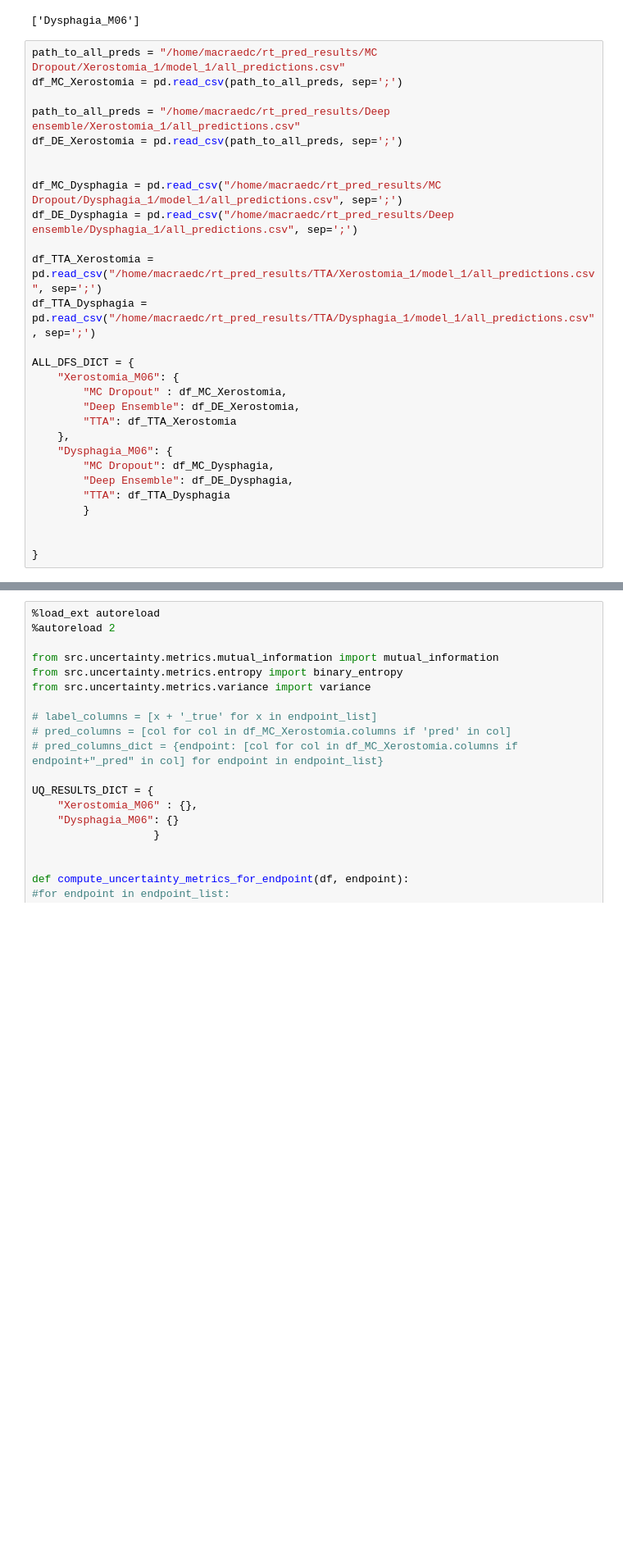
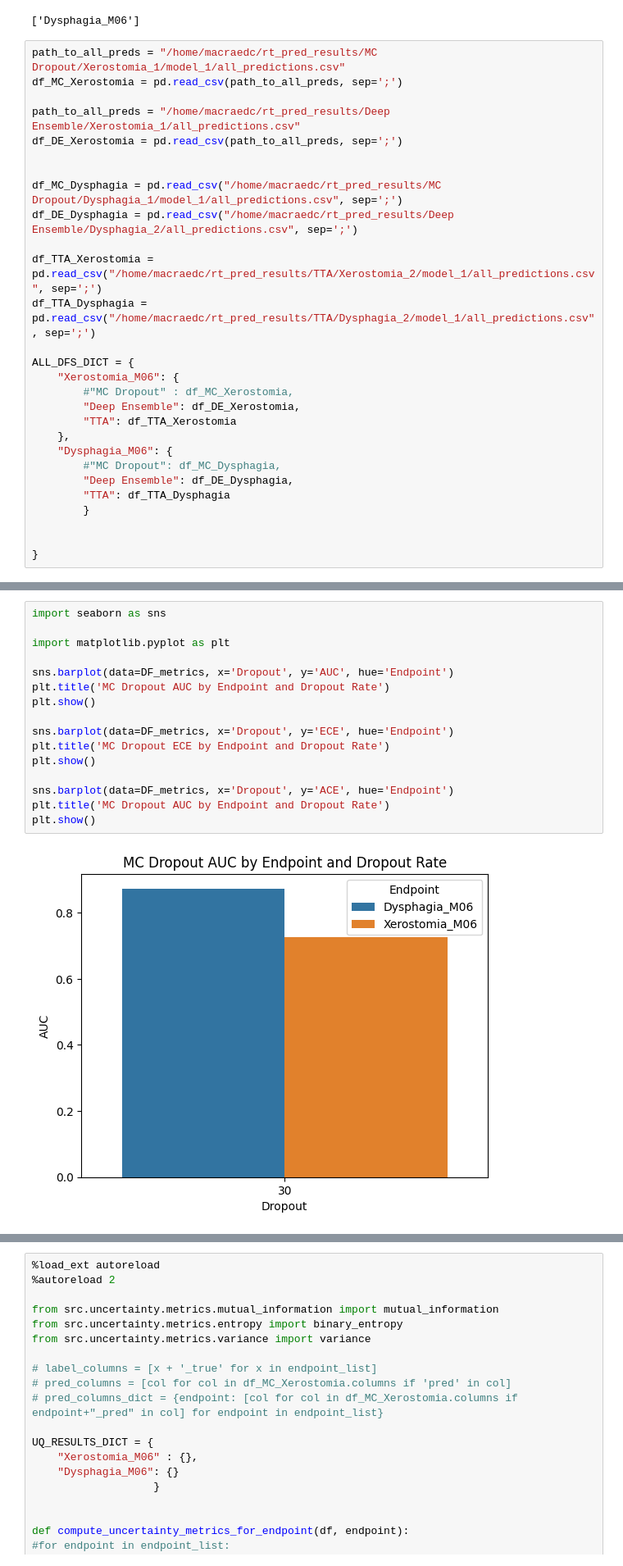
Before and after one commit to DLinRadiotherapyUMCG/PR3DICTR, a Jupyter notebook: metrics_testing.ipynb, the cells around one changed output, grey strips where cells are left out. Shown at 82% size. Drawn from its saved outputs; the diff is of its cells as text; blank space fills up the shorter version.

```diff
--- a/metrics_testing.ipynb
+++ b/metrics_testing.ipynb
@@ -17,24 +17,24 @@ src/config_presets/Daniel/VM_uncertainty.yaml
 path_to_all_preds = "/home/macraedc/rt_pred_results/MC Dropout/Xerostomia_1/model_1/all_predictions.csv"
 df_MC_Xerostomia = pd.read_csv(path_to_all_preds, sep=';')
 
-path_to_all_preds = "/home/macraedc/rt_pred_results/Deep ensemble/Xerostomia_1/all_predictions.csv"
+path_to_all_preds = "/home/macraedc/rt_pred_results/Deep Ensemble/Xerostomia_1/all_predictions.csv"
 df_DE_Xerostomia = pd.read_csv(path_to_all_preds, sep=';')
 
 
 df_MC_Dysphagia = pd.read_csv("/home/macraedc/rt_pred_results/MC Dropout/Dysphagia_1/model_1/all_predictions.csv", sep=';')
-df_DE_Dysphagia = pd.read_csv("/home/macraedc/rt_pred_results/Deep ensemble/Dysphagia_1/all_predictions.csv", sep=';')
+df_DE_Dysphagia = pd.read_csv("/home/macraedc/rt_pred_results/Deep Ensemble/Dysphagia_2/all_predictions.csv", sep=';')
 
-df_TTA_Xerostomia = pd.read_csv("/home/macraedc/rt_pred_results/TTA/Xerostomia_1/model_1/all_predictions.csv", sep=';')
-df_TTA_Dysphagia = pd.read_csv("/home/macraedc/rt_pred_results/TTA/Dysphagia_1/model_1/all_predictions.csv", sep=';')
+df_TTA_Xerostomia = pd.read_csv("/home/macraedc/rt_pred_results/TTA/Xerostomia_2/model_1/all_predictions.csv", sep=';')
+df_TTA_Dysphagia = pd.read_csv("/home/macraedc/rt_pred_results/TTA/Dysphagia_2/model_1/all_predictions.csv", sep=';')
 
 ALL_DFS_DICT = {
     "Xerostomia_M06": {
-        "MC Dropout" : df_MC_Xerostomia,
+        #"MC Dropout" : df_MC_Xerostomia,
         "Deep Ensemble": df_DE_Xerostomia,
         "TTA": df_TTA_Xerostomia
     },
     "Dysphagia_M06": {
-        "MC Dropout": df_MC_Dysphagia,
+        #"MC Dropout": df_MC_Dysphagia,
         "Deep Ensemble": df_DE_Dysphagia,
         "TTA": df_TTA_Dysphagia
         }
@@ -43,0 +75,18 @@ ALL_DFS_DICT = {
+# %%
+import seaborn as sns
+
+import matplotlib.pyplot as plt
+
+sns.barplot(data=DF_metrics, x='Dropout', y='AUC', hue='Endpoint')
+plt.title('MC Dropout AUC by Endpoint and Dropout Rate')
+plt.show()
+
+sns.barplot(data=DF_metrics, x='Dropout', y='ECE', hue='Endpoint')
+plt.title('MC Dropout ECE by Endpoint and Dropout Rate')
+plt.show()
+
+sns.barplot(data=DF_metrics, x='Dropout', y='ACE', hue='Endpoint')
+plt.title('MC Dropout AUC by Endpoint and Dropout Rate')
+plt.show()
+# %% [output]
+[figure, added]
```
Also changed, not shown: parts of 5 cells of this notebook, 20 other files.
